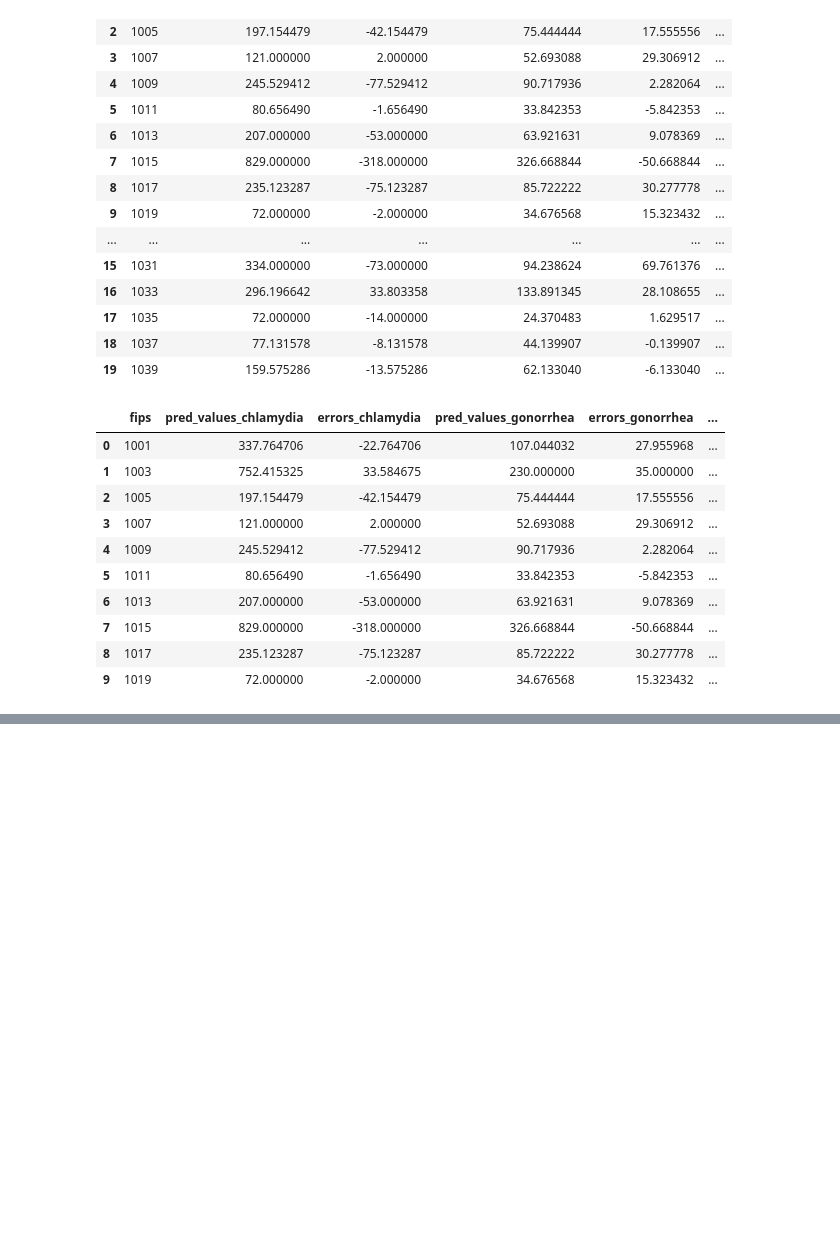
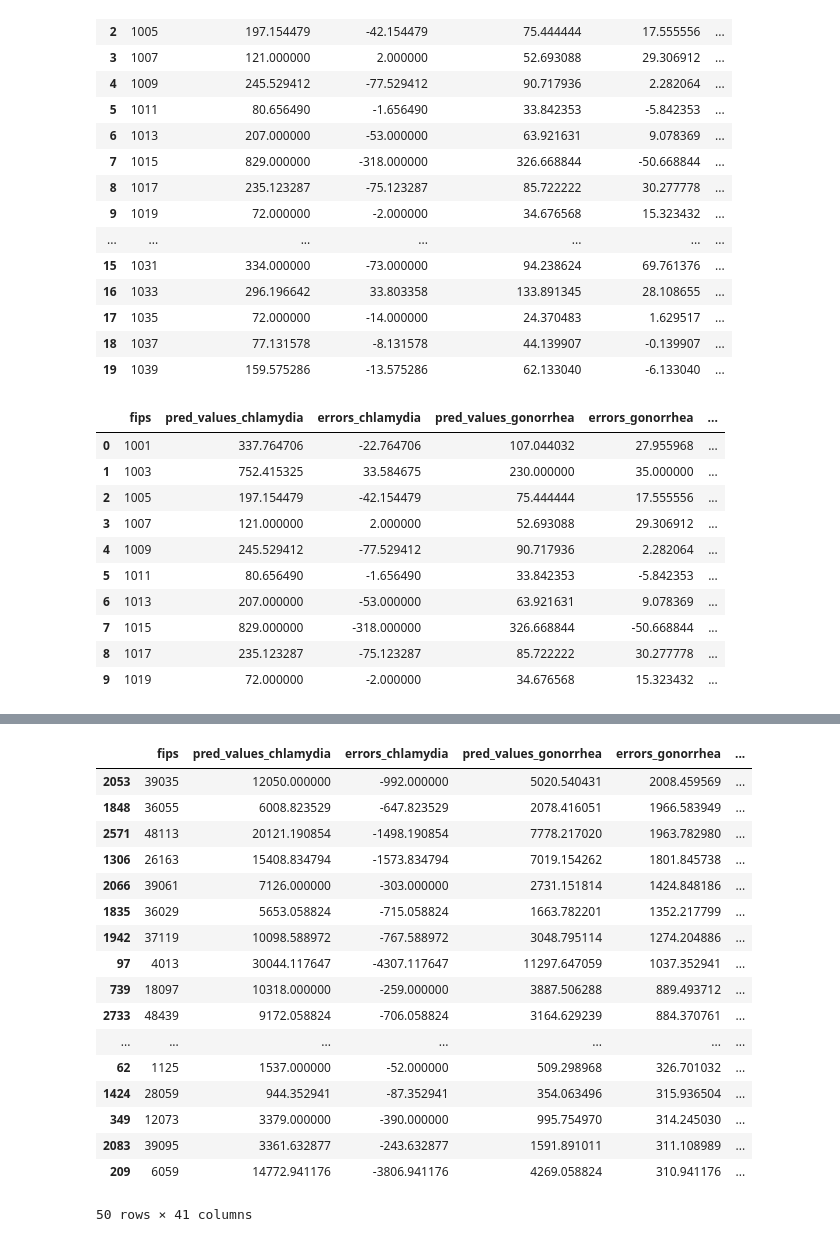
Before and after one commit to JayRPhilbrick/bdsi22dataminingsti, a Jupyter notebook: Notebooks/sti_analysis_county.ipynb, the cells around one changed output, grey strips where cells are left out. Saved outputs shown, nothing was run; the diff lists cells and outputs as text; code cells hidden in the pictures; blank space fills up the shorter version.

```diff
--- a/Notebooks/sti_analysis_county.ipynb
+++ b/Notebooks/sti_analysis_county.ipynb
@@ -371,2 +396,23 @@ dfe.head(10)
 # %%
 dfe.to_csv('../Data/Final/model1_pred_vals_errors.csv')
+# %%
+dfe[(dfe['errors_chlamydia']<0) & (dfe['errors_gonorrhea']>0)].sort_values(by = 'errors_gonorrhea', ascending = False).head(50)
+# %% [output]
+|  | fips | pred_values_chlamydia | errors_chlamydia | pred_values_gonorrhea | errors_gonorrhea | ... |
+| 2053 | 39035 | 12050.000000 | -992.000000 | 5020.540431 | 2008.459569 | ... |
+| 1848 | 36055 | 6008.823529 | -647.823529 | 2078.416051 | 1966.583949 | ... |
+| 2571 | 48113 | 20121.190854 | -1498.190854 | 7778.217020 | 1963.782980 | ... |
+| 1306 | 26163 | 15408.834794 | -1573.834794 | 7019.154262 | 1801.845738 | ... |
+| 2066 | 39061 | 7126.000000 | -303.000000 | 2731.151814 | 1424.848186 | ... |
+| 1835 | 36029 | 5653.058824 | -715.058824 | 1663.782201 | 1352.217799 | ... |
+| 1942 | 37119 | 10098.588972 | -767.588972 | 3048.795114 | 1274.204886 | ... |
+| 97 | 4013 | 30044.117647 | -4307.117647 | 11297.647059 | 1037.352941 | ... |
+| 739 | 18097 | 10318.000000 | -259.000000 | 3887.506288 | 889.493712 | ... |
+| 2733 | 48439 | 9172.058824 | -706.058824 | 3164.629239 | 884.370761 | ... |
+| ... | ... | ... | ... | ... | ... | ... |
+| 62 | 1125 | 1537.000000 | -52.000000 | 509.298968 | 326.701032 | ... |
+| 1424 | 28059 | 944.352941 | -87.352941 | 354.063496 | 315.936504 | ... |
+| 349 | 12073 | 3379.000000 | -390.000000 | 995.754970 | 314.245030 | ... |
+| 2083 | 39095 | 3361.632877 | -243.632877 | 1591.891011 | 311.108989 | ... |
+| 209 | 6059 | 14772.941176 | -3806.941176 | 4269.058824 | 310.941176 | ... |
+50 rows × 41 columns
```
Also changed, not shown: parts of 6 cells of this notebook, 3 other files.
